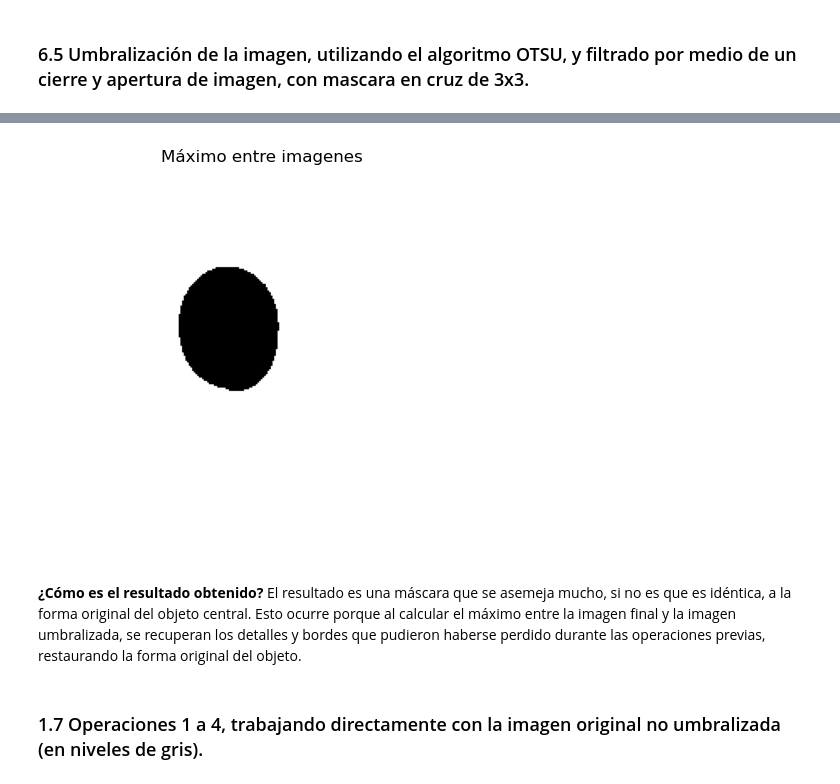
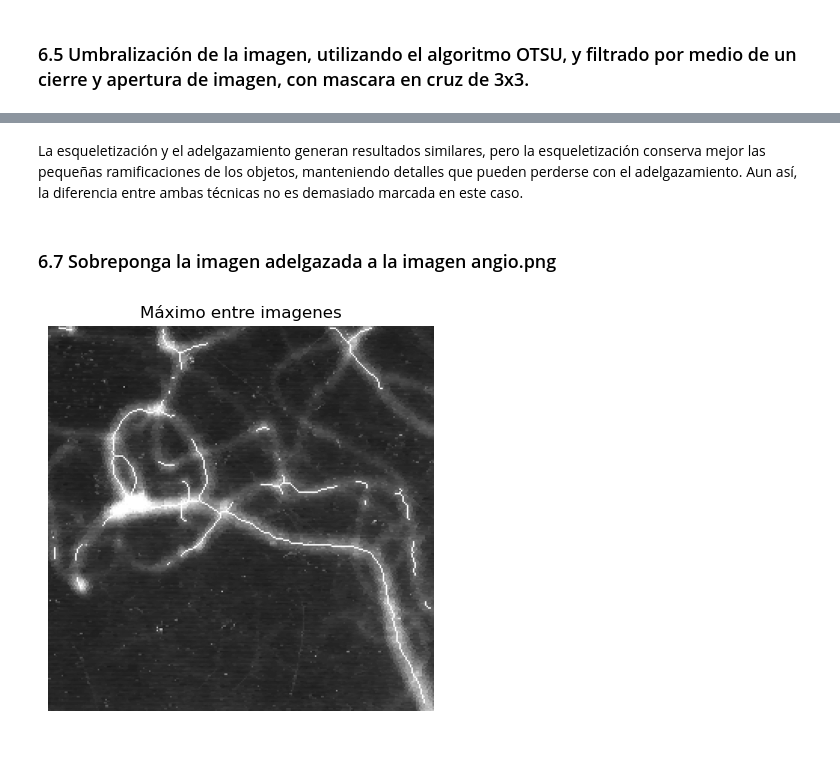
Before and after one commit to STinjaca/Talle-5, a Jupyter notebook: Taller 5 - Punto 6.ipynb, the cells around one changed output, grey strips where cells are left out. Drawn from its saved outputs; the diff is of its cells as text; code cells hidden in the pictures; blank space fills up the shorter version.

```diff
--- a/Taller 5 - Punto 6.ipynb
+++ b/Taller 5 - Punto 6.ipynb
@@ -74,6 +88,8 @@ plt.show()
 # %% [markdown]
 ### 6.5 Umbralización de la imagen, utilizando el algoritmo OTSU, y filtrado por medio de un cierre y apertura de imagen, con mascara en cruz de 3x3.
 # %%
+img_angio_bin = cv2.threshold(img_angio, 60, 255, cv2.THRESH_OTSU)[1]
+
 def create_cross_mask(size):
     mask = np.full((size, size), np.nan)
     center = size // 2
@@ -81,13 +97,14 @@ def create_cross_mask(size):
     mask[:, center] = 1
     return mask
 
-cross_mask = create_cross_mask(11)
+cross_mask = create_cross_mask(3)
 
-erosion_cross_image = erosion(erosioned_image, footprint=cross_mask)
+opening_image = opening(img_angio_bin, footprint=cross_mask)
+closing_image = closing(opening_image, footprint=cross_mask)
 
 fig, ax = plt.subplots(figsize=(10, 5))
-ax.imshow(erosion_cross_image, cmap='gray', vmin=0, vmax=255)
-ax.set_title('Imagen morpho erodida con máscara en cruz 11x11')
+ax.imshow(closing_image, cmap='gray', vmin=0, vmax=255)
+ax.set_title('Imagen binaria con apertura y cierre')
 ax.axis('off')
 plt.show()
 # %% [output]
@@ -96,0 +114,17 @@ plt.show()
+# %%
+sk_image_zhang = skeletonize(closing_image, method='zhang')
+sk_image_zhang = exposure.rescale_intensity(sk_image_zhang, in_range=(np.min(sk_image_zhang), np.max(sk_image_zhang)), out_range=(0, 255)).astype(np.uint8)
+
+image_thin = thin(closing_image)
+image_thin = exposure.rescale_intensity(image_thin, in_range=(np.min(image_thin), np.max(image_thin)), out_range=(0, 255)).astype(np.uint8)
+
+
+fig, ax = plt.subplots(1,2,figsize=(10,5))
+ax[0].imshow(sk_image_zhang, cmap='gray', vmin=0, vmax=255)
+ax[0].set_title('Imagen esqueletizada zhang')
+ax[0].axis('off')
+
+ax[1].imshow(image_thin, cmap='gray', vmin=0, vmax=255)
+ax[1].set_title('Imagen adelgazada')
+ax[1].axis('off')
+plt.show()
@@ -97,15 +133,14 @@ plt.show()
+# %% [markdown]
+La esqueletización y el adelgazamiento generan resultados similares, pero la esqueletización conserva mejor las pequeñas ramificaciones de los objetos, manteniendo detalles que pueden perderse con el adelgazamiento. Aun así, la diferencia entre ambas técnicas no es demasiado marcada en este caso.
+# %% [markdown]
+### 6.7 Sobreponga la imagen adelgazada a la imagen angio.png
 # %%
-max_image = np.maximum(erosion_cross_image, img_morpho_bin)
+max_image = np.maximum(image_thin, img_angio)
 
 fig, ax = plt.subplots(figsize=(10, 5))
 ax.imshow(max_image, cmap='gray', vmin=0, vmax=255)
 ax.set_title('Máximo entre imagenes')
 ax.axis('off')
 plt.show()
 # %% [output]
-[figure, old version]
+[figure, new version]
-# %% [markdown]
-**¿Cómo es el resultado obtenido?**
-El resultado es una máscara que se asemeja mucho, si no es que es idéntica, a la forma original del objeto central. Esto ocurre porque al calcular el máximo entre la imagen final y la imagen umbralizada, se recuperan los detalles y bordes que pudieron haberse perdido durante las operaciones previas, restaurando la forma original del objeto.
-# %% [markdown]
-### 1.7  Operaciones 1 a 4, trabajando directamente con la imagen original no umbralizada (en niveles de gris).
```
Also changed, not shown: parts of 14 cells of this notebook.
